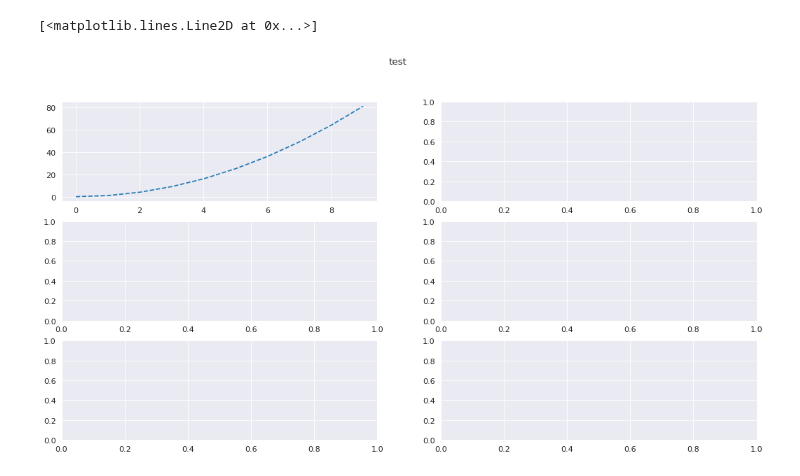
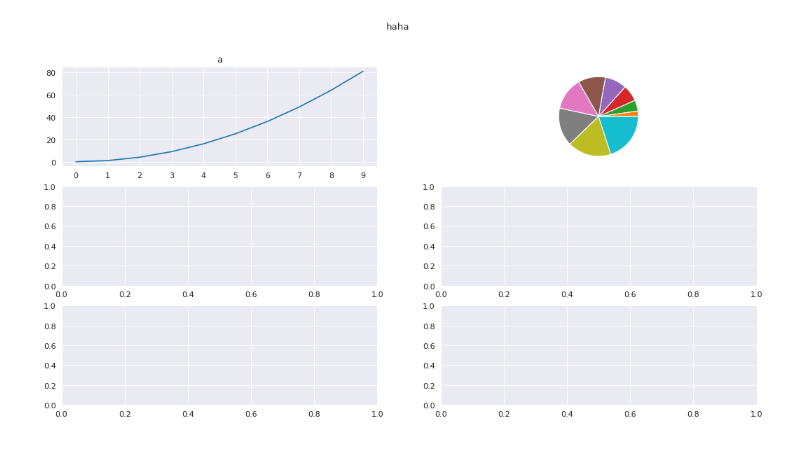
Before and after one commit to zhaoyi2018/pythonProject, a Jupyter notebook: python_data_analyse.ipynb, the cells around one changed output. Cells and saved outputs as stored; diff of their text form; code cells hidden in the pictures.

```diff
--- a/python_data_analyse.ipynb
+++ b/python_data_analyse.ipynb
@@ -10,11 +10,13 @@ import matplotlib.pyplot as plt
 # import re
 # import json
 # %%
-fig, ax = plt.subplots(3, 2, figsize=(16,8), dpi=80)
-fig.suptitle("test")
-data_x = [i for i in range(10)]
-data_y = [i*i for i in range(10)]
-ax[0][0].plot(data_x, data_y, linestyle="--")
+fig, ax = plt.subplots(3, 2, figsize=(16, 8), dpi=80)
+ax[0][0].plot(range(10), [i*i for i in range(10)])
+ax[0][1].pie(range(10))
+ax[0][0].set_title("a")
+ax[0][0].set_xticks(range(10))
+ax[0][0].set_xticklabels([str(i) for i in range(10)])
+fig.suptitle("haha")
+plt.show()
 # %% [output]
-[<matplotlib.lines.Line2D at 0x...>]
-[figure, old version]
+[figure, new version]
```
Also changed, not shown: parts of 2 cells of this notebook.
